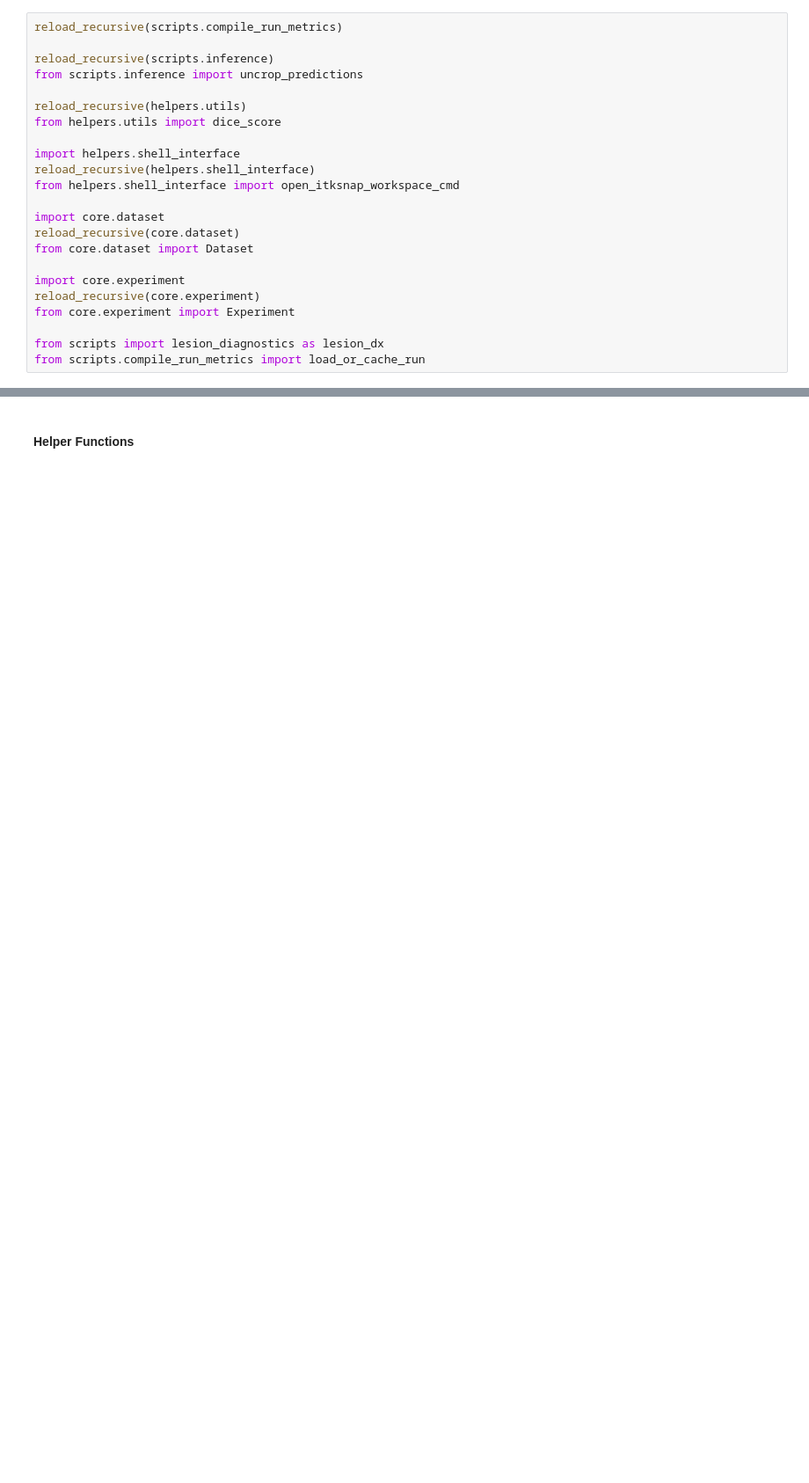
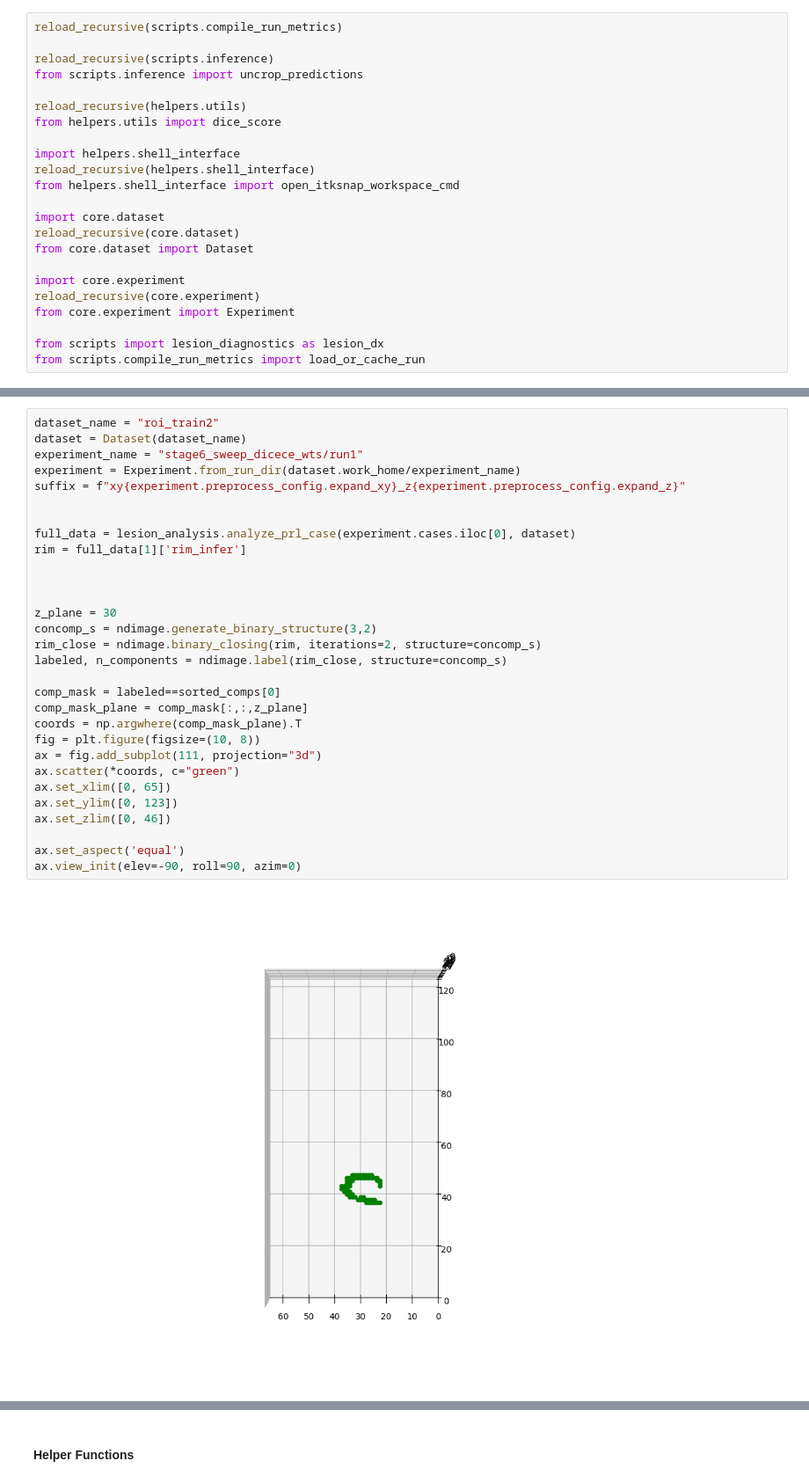
Before and after one commit to srs328/prl_project, a Jupyter notebook: notebooks/lesion_diagnostics.ipynb, the cells around one changed output, grey strips where cells are left out. Shown at 88% size. Drawn from its saved outputs; the diff is of its cells as text; blank space fills up the shorter version.

```diff
--- a/notebooks/lesion_diagnostics.ipynb
+++ b/notebooks/lesion_diagnostics.ipynb
@@ -125,0 +242,32 @@ inference_dataset.suffix_to_use.get(1281,"")
+# %%
+dataset_name = "roi_train2"
+dataset = Dataset(dataset_name)
+experiment_name = "stage6_sweep_dicece_wts/run1"
+experiment = Experiment.from_run_dir(dataset.work_home/experiment_name)
+suffix = f"xy{experiment.preprocess_config.expand_xy}_z{experiment.preprocess_config.expand_z}"
+
+
+full_data = lesion_analysis.analyze_prl_case(experiment.cases.iloc[0], dataset)
+rim = full_data[1]['rim_infer']
+
+
+
+z_plane = 30
+concomp_s = ndimage.generate_binary_structure(3,2)
+rim_close = ndimage.binary_closing(rim, iterations=2, structure=concomp_s)
+labeled, n_components = ndimage.label(rim_close, structure=concomp_s)
+
+comp_mask = labeled==sorted_comps[0]
+comp_mask_plane = comp_mask[:,:,z_plane]
+coords = np.argwhere(comp_mask_plane).T
+fig = plt.figure(figsize=(10, 8))
+ax = fig.add_subplot(111, projection="3d")
+ax.scatter(*coords, c="green")
+ax.set_xlim([0, 65])
+ax.set_ylim([0, 123])
+ax.set_zlim([0, 46])
+
+ax.set_aspect('equal')
+ax.view_init(elev=-90, roll=90, azim=0)
+# %% [output]
+[figure, added]
```
Also changed, not shown: parts of 25 cells of this notebook, 47 other files.
